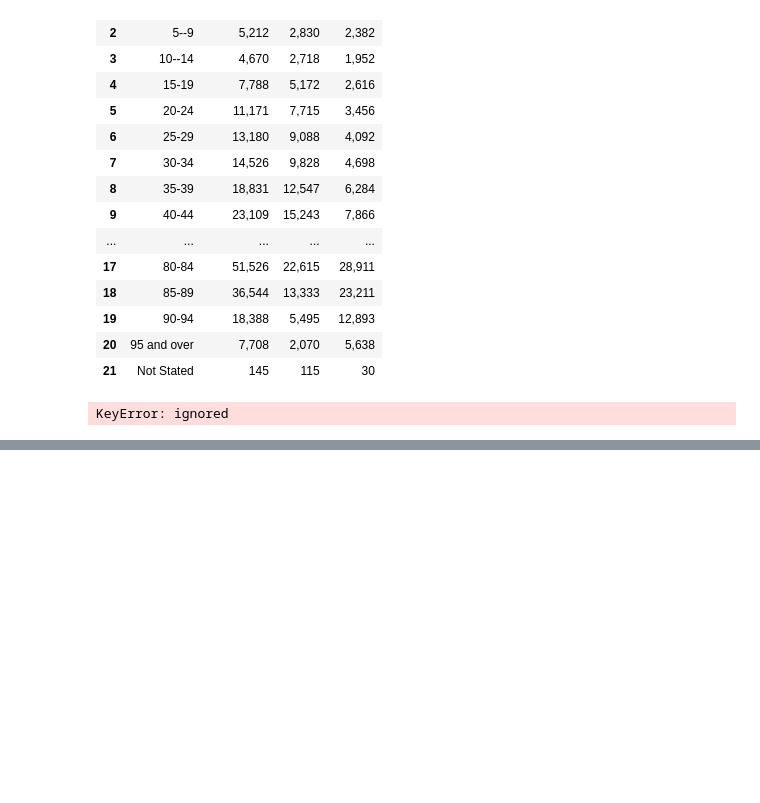
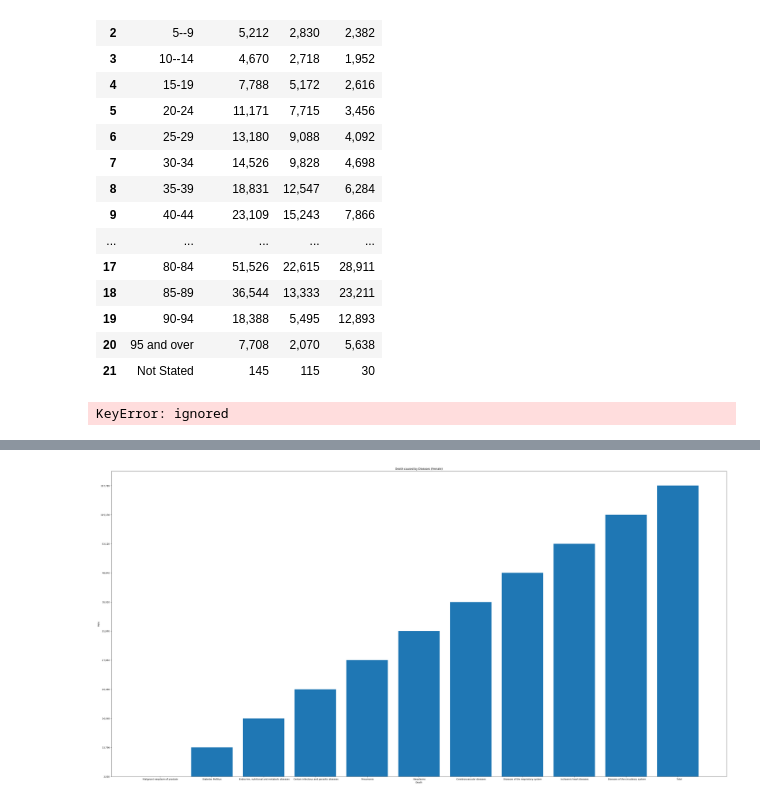
Before and after one commit to Glennarcega/IT-BA-3203-PROJECT, a Jupyter notebook: Social_Factor_of_death.ipynb, the cells around one changed output, grey strips where cells are left out. Drawn from its saved outputs; the diff is of its cells as text; code cells hidden in the pictures; blank space fills up the shorter version.

```diff
--- a/Social_Factor_of_death.ipynb
+++ b/Social_Factor_of_death.ipynb
@@ -164,0 +182,17 @@ KeyError: ignored
+# %%
+Death = df['Cause of Death']
+Male = df['Male']
+Female = df['Female']
+Total = df['Total']
+
+
+fig = plt.figure(figsize=(50,25))
+plt.bar(Death,Male)
+plt.xlabel('Death')
+plt.ylabel('Male')
+plt.title('Death caused by Diseases (Female)')
+
+
+plt.show()
+# %% [output]
+[figure, added]
```
Also changed, not shown: parts of 3 cells of this notebook.
